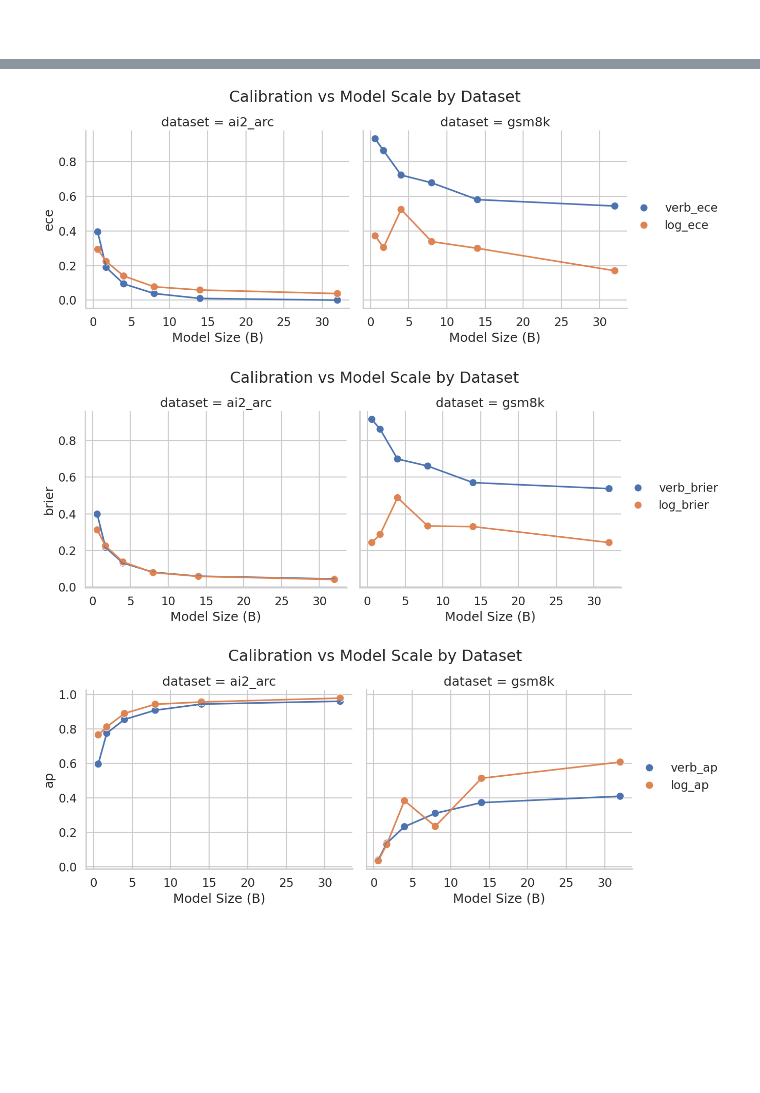
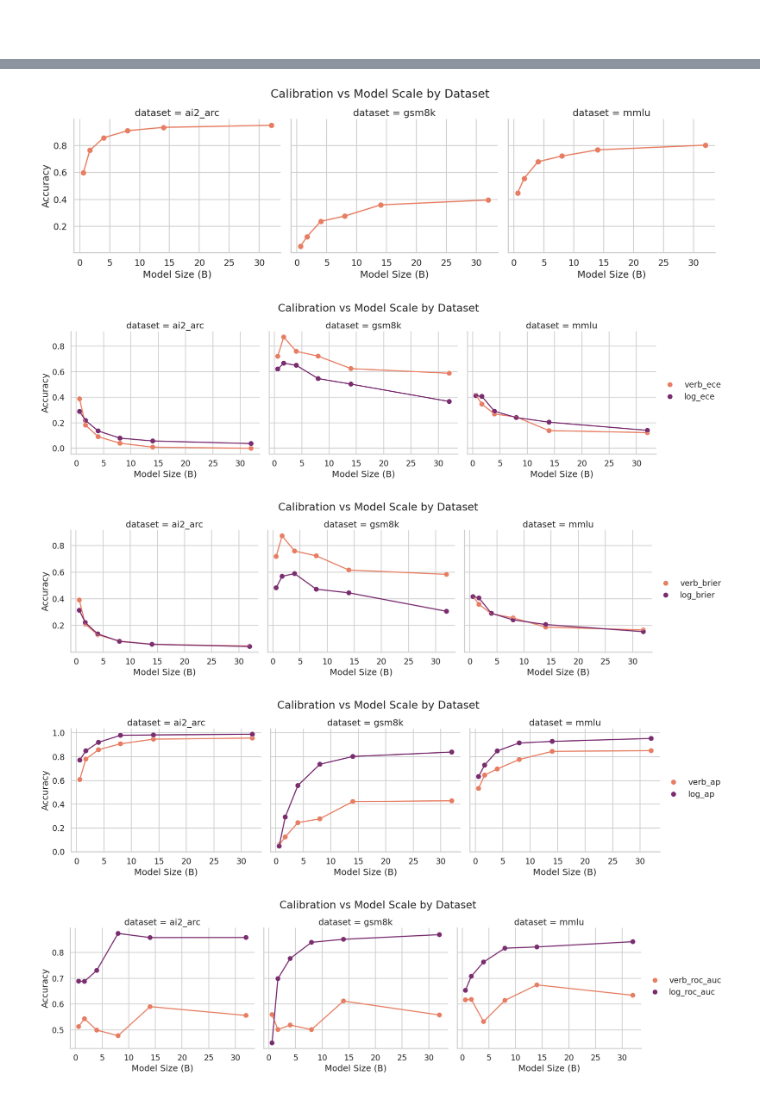
Before and after one commit to itsfernn/llm_calibration, a Jupyter notebook: notebooks/CalibrationVsSize.ipynb, the cells around one changed output, grey strips where cells are left out. Saved outputs shown, nothing was run; the diff lists cells and outputs as text; code cells hidden in the pictures; blank space fills up the shorter version.

```diff
--- a/notebooks/CalibrationVsSize.ipynb
+++ b/notebooks/CalibrationVsSize.ipynb
@@ -202,7 +179,6 @@ import pandas as pd
 import seaborn as sns
 import matplotlib.pyplot as plt
 
-sns.set_theme(style="whitegrid", context="talk")
-
-# df = your dataframe
-df_new = df.reset_index()  # if model/dataset are index
+cmap = sns.color_palette("flare", as_cmap=True)
+colors = cmap(np.linspace(0.2, 0.8, 2))
+sns.set_theme(style="whitegrid", palette=colors, context="talk")
@@ -285,6 +185,35 @@ KeyError: "The following id_vars or value_vars are not present in the DataFrame:
+# %%
+g = sns.FacetGrid(
+    results,
+    col="dataset",
+    height=5,
+    aspect=1.2
+)
+
+g.map_dataframe(
+    sns.scatterplot,
+    x="model_size",
+    y="acc",
+    s=120
+)
+
+g.map_dataframe(
+    sns.lineplot,
+    x="model_size",
+    y="acc",
+    legend=False
+)
+
+g.add_legend()
+g.set_axis_labels("Model Size (B)", "Accuracy")
+g.fig.suptitle("Calibration vs Model Scale by Dataset", y=1.05)
+
+plt.show()
+# %% [output]
+[figure, added]
 # %%
-for metric in ["ece", "brier", "ap"]:
-    df_melt = df_new.melt(
+for metric in ["ece", "brier", "ap", "roc_auc"]:
+    df_melt = results.melt(
         id_vars=["model_size", "dataset"],
         value_vars=[f"verb_{metric}", f"log_{metric}"],
         var_name="metric",
@@ -293,34 +222,39 @@ for metric in ["ece", "brier", "ap"]:
 
     g = sns.FacetGrid(
         df_melt,
         col="dataset",
         height=5,
         aspect=1.2
     )
 
     g.map_dataframe(
         sns.scatterplot,
         x="model_size",
         y=metric,
         hue="metric",
         s=120
     )
 
     g.map_dataframe(
         sns.lineplot,
         x="model_size",
         y=metric,
         hue="metric",
         legend=False
     )
 
     g.add_legend()
+    g.set_axis_labels("Model Size (B)", "Accuracy")
+    g.fig.suptitle("Calibration vs Model Scale by Dataset", y=1.05)
+
+    plt.show()
     g.set_axis_labels("Model Size (B)", metric)
     g.fig.suptitle("Calibration vs Model Scale by Dataset", y=1.05)
 
     plt.show()
 # %% [output]
-[figure, old version]
+[figure, new version]
-[figure, old version]
+[figure, new version]
-[figure, old version]
+[figure, new version]
+[figure, added]
 # %%
```
Also changed, not shown: parts of 22 cells of this notebook, 10 other files.
